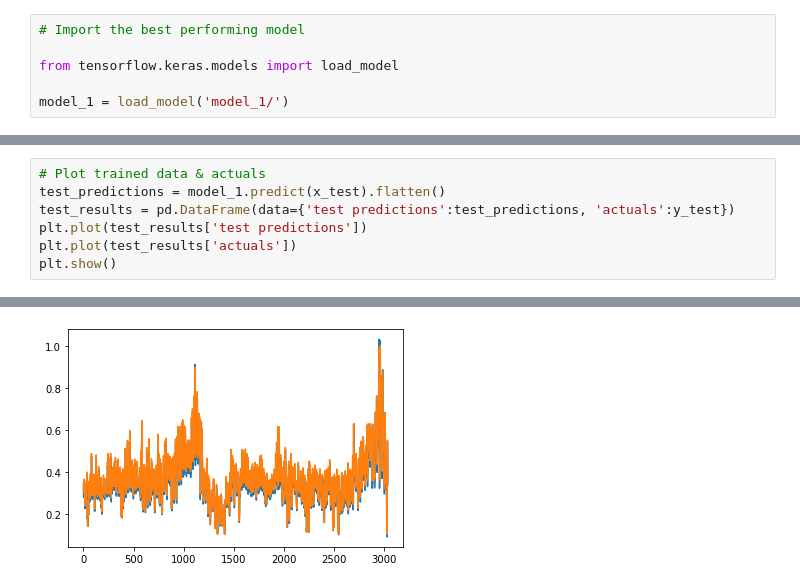
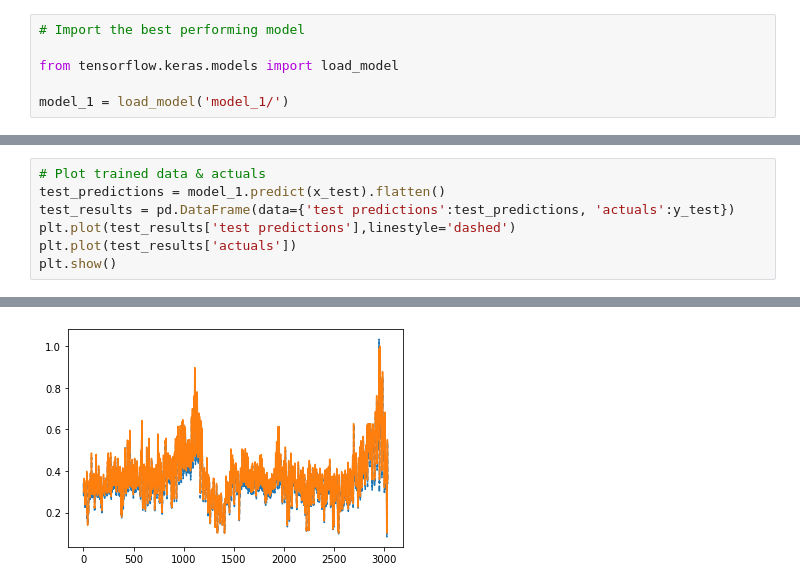
Before and after one commit to tomrigt/PPAnalytics, a Jupyter notebook: ML_epex.ipynb, the cells around one changed output, grey strips where cells are left out. Drawn from its saved outputs; the diff is of its cells as text.

```diff
--- a/ML_epex.ipynb
+++ b/ML_epex.ipynb
@@ -206,7 +206,7 @@ plt.show()
 # Plot trained data & actuals
 test_predictions = model_1.predict(x_test).flatten()
 test_results = pd.DataFrame(data={'test predictions':test_predictions, 'actuals':y_test})
-plt.plot(test_results['test predictions'])
+plt.plot(test_results['test predictions'],linestyle='dashed')
 plt.plot(test_results['actuals'])
 plt.show()
 # %% [output]
@@ -214,3 +214,3 @@ plt.show()
-[figure, old version]
+[figure, new version]
 # %%
 # Plot trained data & actuals (first 100)
```
Also changed, not shown: parts of 8 cells of this notebook.
